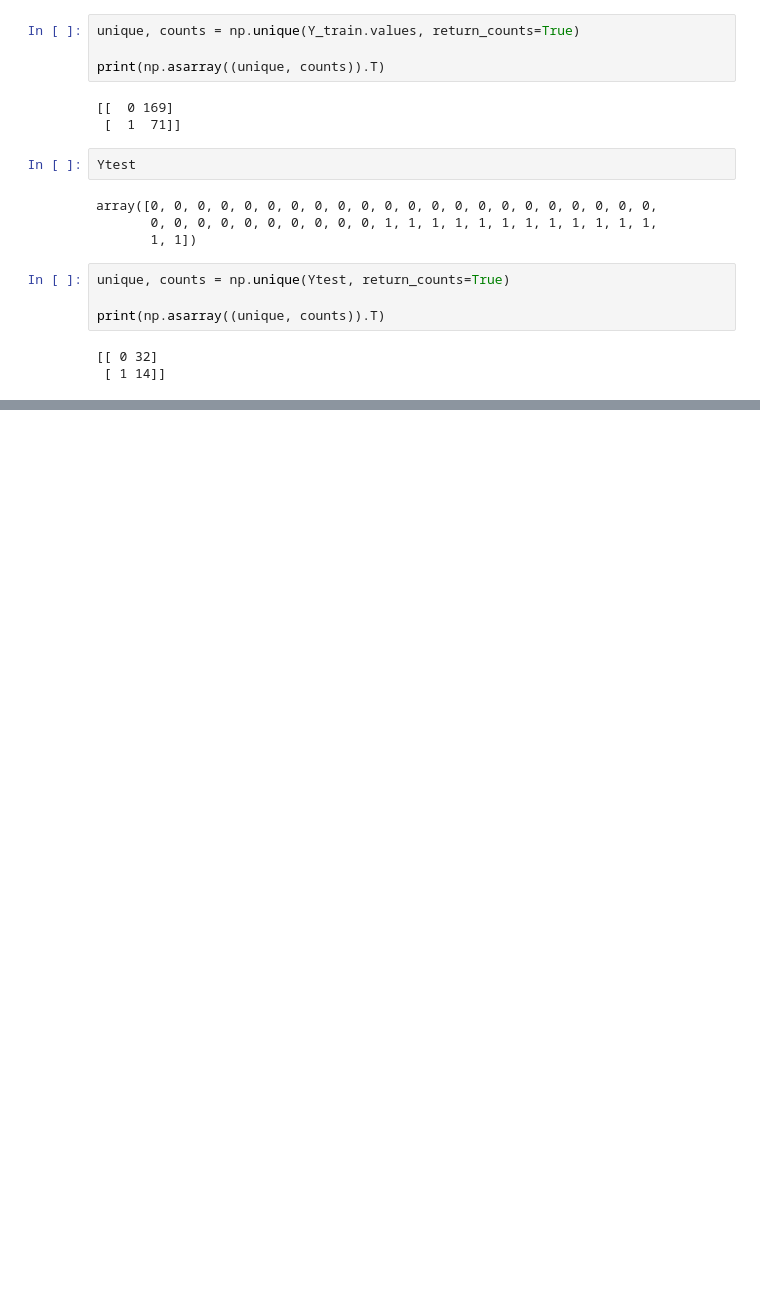
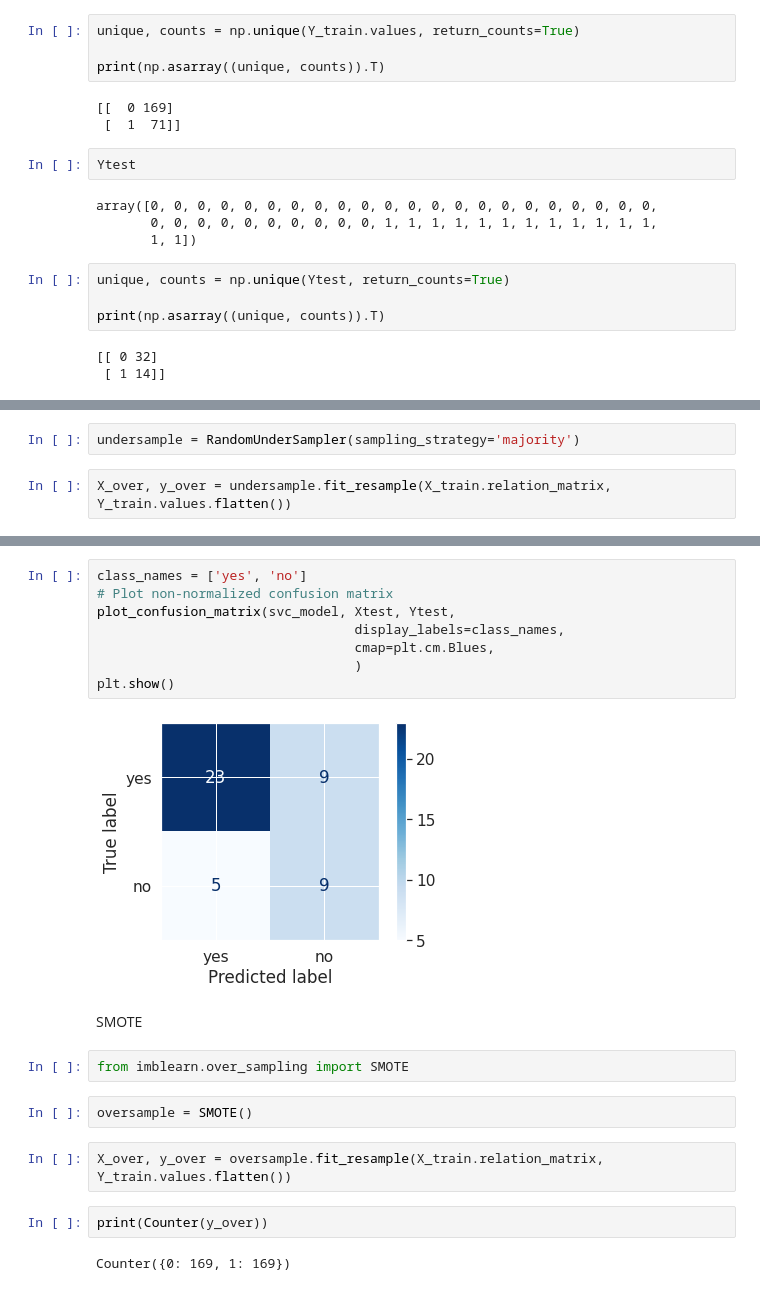
Before and after one commit to BlackCurrantDS/Mining-Rare-Association-Rules, a Jupyter notebook: Cancer_RPP_Evaluation_baselineClustering.ipynb, the cells around one changed output, grey strips where cells are left out. Saved outputs shown, nothing was run; the diff lists cells and outputs as text; blank space fills up the shorter version.

```diff
--- a/Cancer_RPP_Evaluation_baselineClustering.ipynb
+++ b/Cancer_RPP_Evaluation_baselineClustering.ipynb
@@ -754,0 +801,4 @@ print(np.asarray((unique, counts)).T)
+# %%
+undersample = RandomUnderSampler(sampling_strategy='majority')
+# %%
+X_over, y_over = undersample.fit_resample(X_train.relation_matrix, Y_train.values.flatten())
@@ -754,0 +828,22 @@ print(np.asarray((unique, counts)).T)
+# %%
+class_names = ['yes', 'no']
+# Plot non-normalized confusion matrix
+plot_confusion_matrix(svc_model, Xtest, Ytest,
+                                 display_labels=class_names,
+                                 cmap=plt.cm.Blues,
+                                 )
+plt.show()
+# %% [output]
+[figure, added]
+# %% [markdown]
+SMOTE
+# %%
+from imblearn.over_sampling import SMOTE
+# %%
+oversample = SMOTE()
+# %%
+X_over, y_over = oversample.fit_resample(X_train.relation_matrix, Y_train.values.flatten())
+# %%
+print(Counter(y_over))
+# %% [output]
+Counter({0: 169, 1: 169})
```
Also changed, not shown: parts of 16 cells of this notebook.
